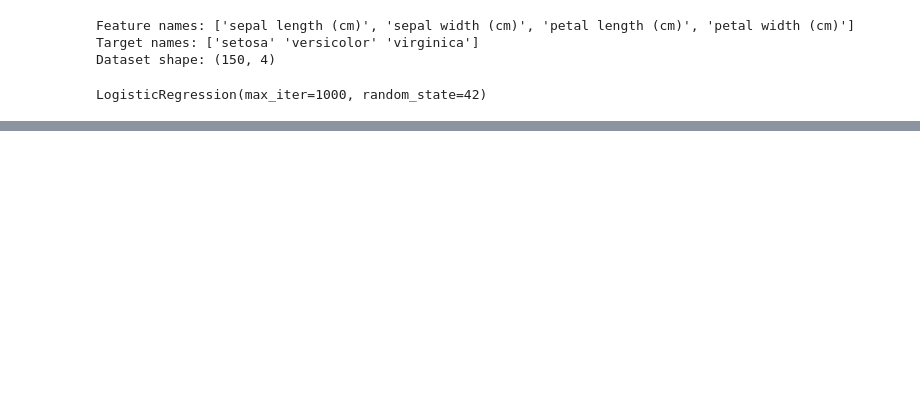
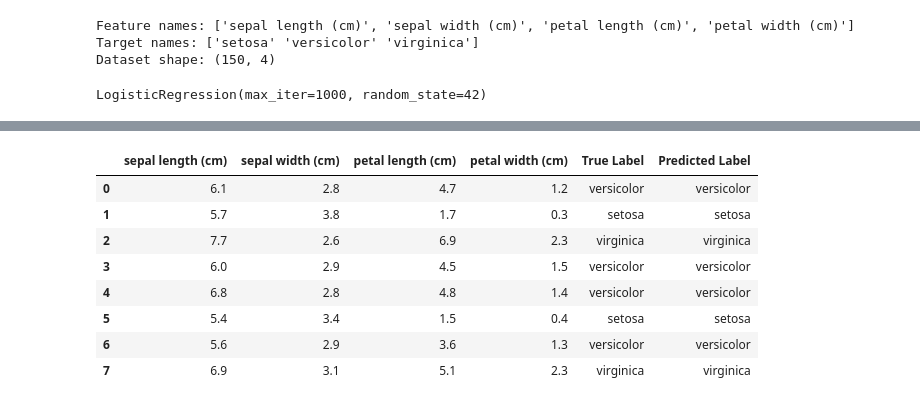
Before and after one commit to Tawxyn/csc180-labs, a Jupyter notebook: exercise-12/iris.ipynb, the cells around one changed output, grey strips where cells are left out. Cells and saved outputs as stored; diff of their text form; code cells hidden in the pictures; blank space fills up the shorter version.

```diff
--- a/exercise-12/iris.ipynb
+++ b/exercise-12/iris.ipynb
@@ -65,0 +81,22 @@ weighted avg       1.00      1.00      1.00        30
+# %%
+# Predict on 8 samples
+sample_idx = np.arange(min(8, len(X_test)))
+sample_features = pd.DataFrame(X_test[sample_idx], columns=feature_names)
+sample_true = [target_names[i] for i in y_test[sample_idx]]
+sample_pred = [target_names[i] for i in y_pred[sample_idx]]
+
+sample_df = sample_features.copy()
+sample_df["True Label"] = sample_true
+sample_df["Predicted Label"] = sample_pred
+
+sample_df
+# %% [output]
+|  | sepal length (cm) | sepal width (cm) | petal length (cm) | petal width (cm) | True Label | Predicted Label |
+| 0 | 6.1 | 2.8 | 4.7 | 1.2 | versicolor | versicolor |
+| 1 | 5.7 | 3.8 | 1.7 | 0.3 | setosa | setosa |
+| 2 | 7.7 | 2.6 | 6.9 | 2.3 | virginica | virginica |
+| 3 | 6.0 | 2.9 | 4.5 | 1.5 | versicolor | versicolor |
+| 4 | 6.8 | 2.8 | 4.8 | 1.4 | versicolor | versicolor |
+| 5 | 5.4 | 3.4 | 1.5 | 0.4 | setosa | setosa |
+| 6 | 5.6 | 2.9 | 3.6 | 1.3 | versicolor | versicolor |
+| 7 | 6.9 | 3.1 | 5.1 | 2.3 | virginica | virginica |
```
Also changed, not shown: parts of 2 cells of this notebook, 1 other file.
